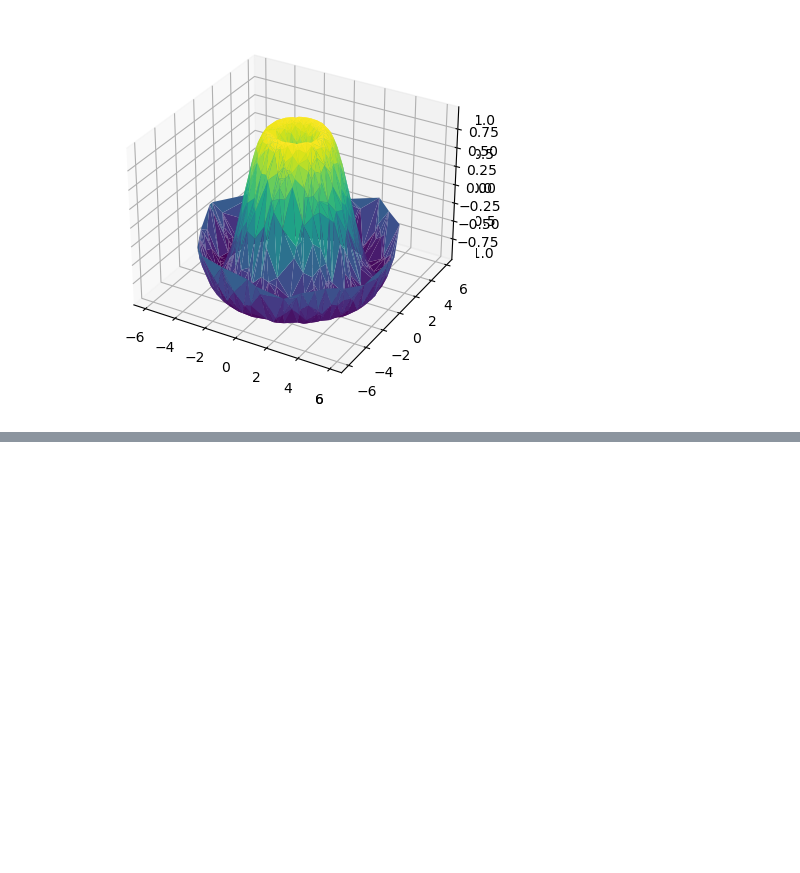
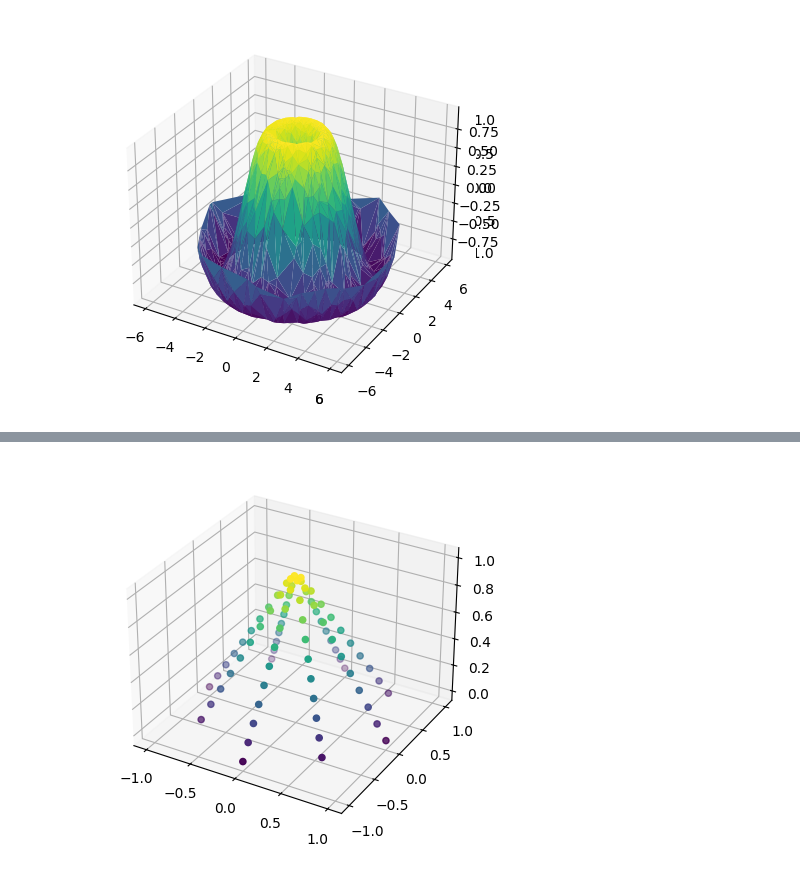
Before and after one commit to kootsoop/DSP.SE, a Jupyter notebook: Python/SchwarzLantern/SchwarzLantern.ipynb, the cells around one changed output, grey strips where cells are left out. Saved outputs shown, nothing was run; the diff lists cells and outputs as text; code cells hidden in the pictures; blank space fills up the shorter version.

```diff
--- a/Python/SchwarzLantern/SchwarzLantern.ipynb
+++ b/Python/SchwarzLantern/SchwarzLantern.ipynb
@@ -189,6 +189,86 @@ for i, f in enumerate(faces):
 
 shape.save("parallelepipeds.stl")
 # %%
+# Let's try a cone
 
-faces
+import matplotlib.pyplot as plt
+from mpl_toolkits import mplot3d
+import numpy as np
+
+def xyz_location_on_layer(total_points, total_layers, radius = 1, height = 1):
+    theta = np.array(np.linspace(0,2*np.pi, num=total_points, endpoint=False))
+    x = np.zeros([total_layers, total_points])
+    y = np.zeros([total_layers, total_points])
+    z = np.zeros([total_layers, total_points])
+    for layer_number in np.arange(total_layers):
+        offset_angle = 0 if layer_number % 2 == 0 else np.pi/total_points
+        x[layer_number,:] = (total_layers-layer_number)/total_layers*radius*np.cos(theta + offset_angle)
+        y[layer_number,:] = (total_layers-layer_number)/total_layers*radius*np.sin(theta + offset_angle)
+        z[layer_number,:] = layer_number/(total_layers-1)*height*np.ones(total_points)
+
+    return x, y, z
+
+radius = 1
+height = 1
+Npoints_per_layer = 4
+Nlayers = 20
+
+xx, yy, zz = xyz_location_on_layer(Npoints_per_layer,Nlayers, radius, height)
+
+xx = np.resize(xx, [1,Nlayers*Npoints_per_layer])[0]
+yy = np.resize(yy, [1,Nlayers*Npoints_per_layer])[0]
+zz = np.resize(zz, [1,Nlayers*Npoints_per_layer])[0]
+
+fig = plt.figure()
+ax = plt.axes(projection='3d')
+# ax.plot_wireframe(xx, yy, zz,  rstride=1, cstride=1, edgecolor='red')
+ax.scatter(np.resize(xx, [1,Nlayers*Npoints_per_layer])[0], np.resize(yy, [1,Nlayers*Npoints_per_layer])[0], np.resize(zz, [1,Nlayers*Npoints_per_layer])[0],
+                cmap='viridis', c=np.resize(zz, [1,Nlayers*Npoints_per_layer])[0]);
+
+
+# Now, let's generate a list of vertices.
+
+vertices = np.zeros([Nlayers*Npoints_per_layer, 3])
+
+for vertex in np.arange(Nlayers*Npoints_per_layer):
+    vertices[vertex, :] = [xx[vertex], yy[vertex], zz[vertex]]
+
+vertices.shape
+
+
+# Now do the faces....
+# * first layer just needs to connect to the one above,
+# * all others except the last need to connect above and below.
+# * Last only needs to connect below.
+
+faces = np.zeros([(Nlayers-1)*Npoints_per_layer*2,3])
+index = 0
+
+for layer_index in np.arange(Nlayers):
+    for in_layer_index in np.arange(Npoints_per_layer):
+        # Connect to the layer above
+        if (layer_index < Nlayers - 1):
+            first_point_index = in_layer_index
+            # Want to wrap around back to the first point when we get to the end of this layer
+            second_point_index = (in_layer_index + 1) % Npoints_per_layer
+            # Need a point in the layer above
+            third_point_index = (first_point_index + Npoints_per_layer + (layer_index % 2)) % Npoints_per_layer + Npoints_per_layer
+            faces[index, :] = [first_point_index, second_point_index, third_point_index] + layer_index*Npoints_per_layer
+            index = index + 1
+        # Connect to the layer below
+        if (layer_index != 0):
+            first_point_index = in_layer_index
+            second_point_index = (in_layer_index - 1) % Npoints_per_layer
+            third_point_index = (first_point_index - Npoints_per_layer + (layer_index % 2) - 1) % Npoints_per_layer - Npoints_per_layer
+            faces[index, :] = [first_point_index, second_point_index, third_point_index] + layer_index*Npoints_per_layer
+            index = index + 1
+
+from stl import mesh
+
+shape = mesh.Mesh(np.zeros(faces.shape[0], dtype=mesh.Mesh.dtype))
+for i, f in enumerate(faces):
+    for j in range(3):
+        shape.vectors[i][j] = vertices[int(f[j]), :]
+
+shape.save(f"schwarz_code_{Npoints_per_layer:03d}_{Nlayers:03d}_{radius}_{height}.stl")
 # %% [output]
@@ -211,0 +275 @@ array([[ 0.,  1.,  0.],
+[figure, added]
```
Also changed, not shown: parts of 1 cell of this notebook, 9 other files.
